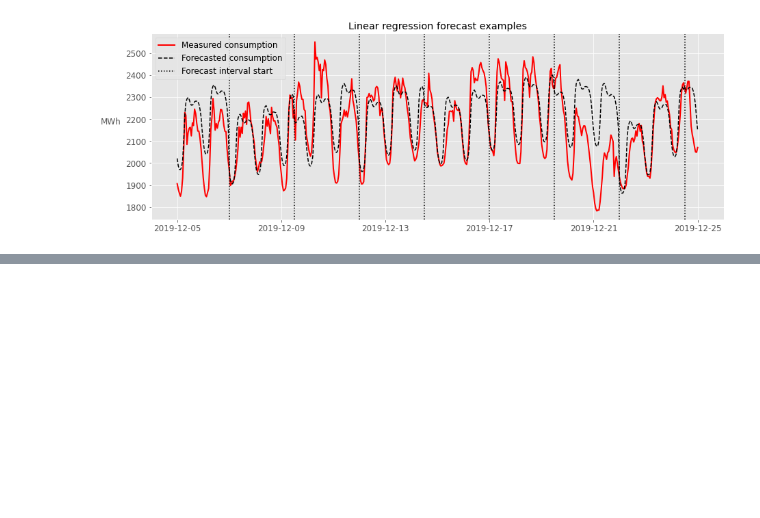
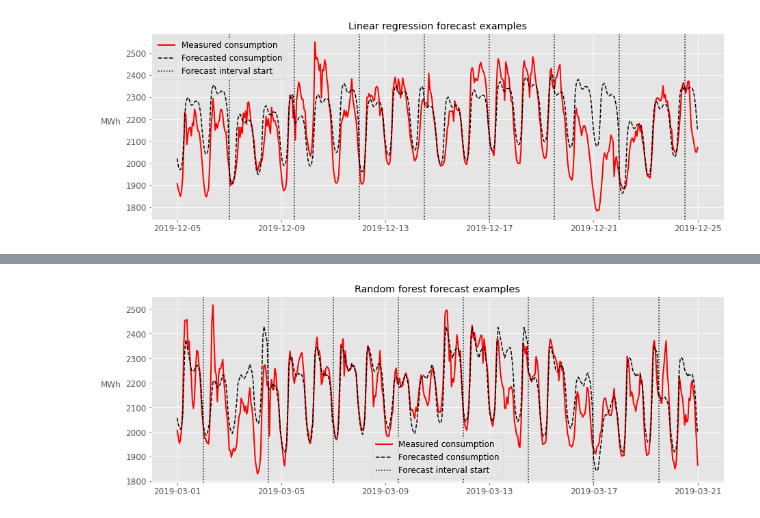
Before and after one commit to Itera/load-forecasting, a Jupyter notebook: notebooks/modelling/nordpool_short_term_forecasting.ipynb, the cells around one changed output, grey strips where cells are left out. Drawn from its saved outputs; the diff is of its cells as text; code cells hidden in the pictures; blank space fills up the shorter version.

```diff
--- a/notebooks/modelling/nordpool_short_term_forecasting.ipynb
+++ b/notebooks/modelling/nordpool_short_term_forecasting.ipynb
@@ -267,0 +416,19 @@ fig.savefig('../../plots/NordPool/modelling/linear_regression_forecast_examples_
+# %%
+best_params = {'n_estimators': 400,
+               'min_samples_split': 5,
+               'min_samples_leaf': 2,
+               'max_samples': 0.2,
+               'max_depth': None,
+               'bootstrap': True}
+
+rf_regressor = RandomForestRegressor(**best_params, n_jobs=-1)
+
+preprocessor = Pipeline(
+    [('ohe', ohe),
+     ('imputer', SimpleImputer(strategy='median'))]
+)
+# %%
+x_train_preprocessed = pd.DataFrame(preprocessor.fit_transform(x_train_w_feats).toarray())
+x_test_preprocessed = pd.DataFrame(preprocessor.transform(x_test_w_feats).toarray())
+# %%
+rf_regressor.fit(X=x_train_preprocessed.values, y=y_train)
@@ -267,0 +438,2 @@ fig.savefig('../../plots/NordPool/modelling/linear_regression_forecast_examples_
+# %%
+y_pred_rf = stepwise_forecast(rf_regressor, x_test_preprocessed, pipeline=False, lag_col_idx=39)
@@ -267,0 +450,5 @@ fig.savefig('../../plots/NordPool/modelling/linear_regression_forecast_examples_
+# %%
+fig = plot_predictions(y_test, y_pred_rf, 'Random forest', df_test,
+                       start=pd.Timestamp('2019-03-01'), end=pd.Timestamp('2019-03-21'))
+# %% [output]
+[figure, added]
```
Also changed, not shown: parts of 134 cells of this notebook, 18 other files.
